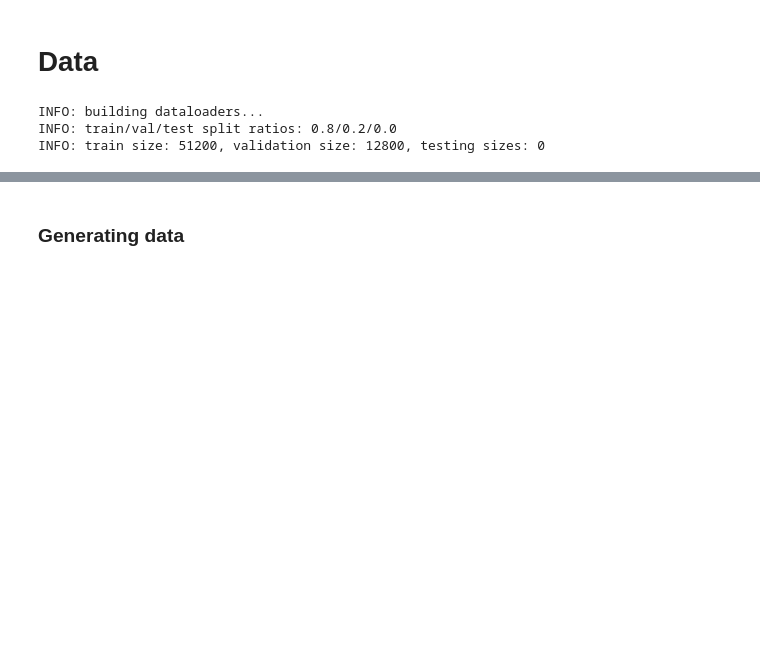
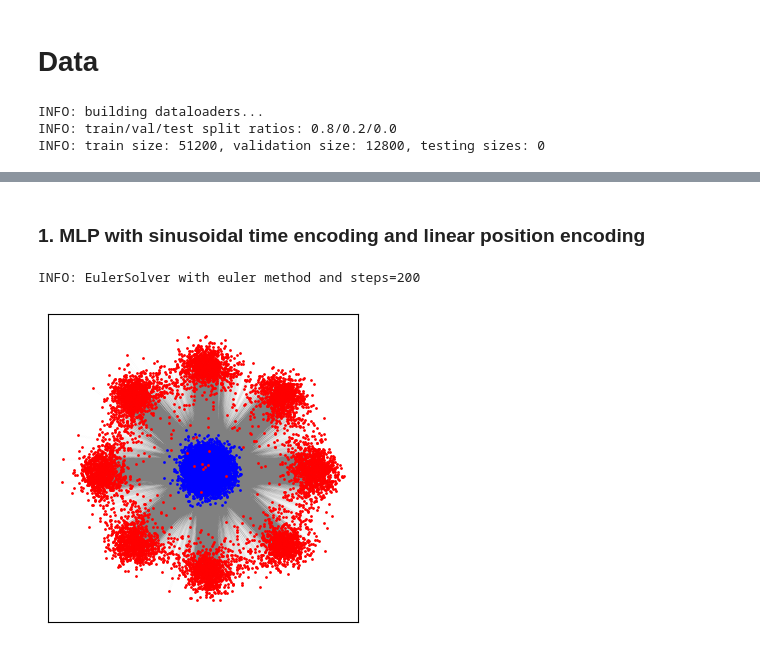
Before and after one commit to dfaroughy/CMB, a Jupyter notebook: experiments/gaussians/gaussians.ipynb, the cells around one changed output, grey strips where cells are left out. Cells and saved outputs as stored; diff of their text form; code cells hidden in the pictures; blank space fills up the shorter version.

```diff
--- a/experiments/gaussians/gaussians.ipynb
+++ b/experiments/gaussians/gaussians.ipynb
@@ -132,5 +137,16 @@ start training...
 INFO: building dataloaders...
 INFO: train/val/test split ratios: 0.8/0.2/0.0
 INFO: train size: 51200, validation size: 12800, testing sizes: 0
-# %% [markdown]
-### Generating data
+# %% [markdown]
+### 1. MLP with sinusoidal time encoding and linear position encoding
+# %%
+from cmb.models.pipelines import CFMPipeline
+
+input_source = torch.randn(8000, 2) * 0.1
+
+pipeline = CFMPipeline(trained_model=model, config=conf)
+pipeline.generate_samples(input_source)
+plot_trajectories(pipeline.trajectories)
+# %% [output]
+INFO: EulerSolver with euler method and steps=200
+[figure, added]
```
Also changed, not shown: parts of 22 cells of this notebook.
